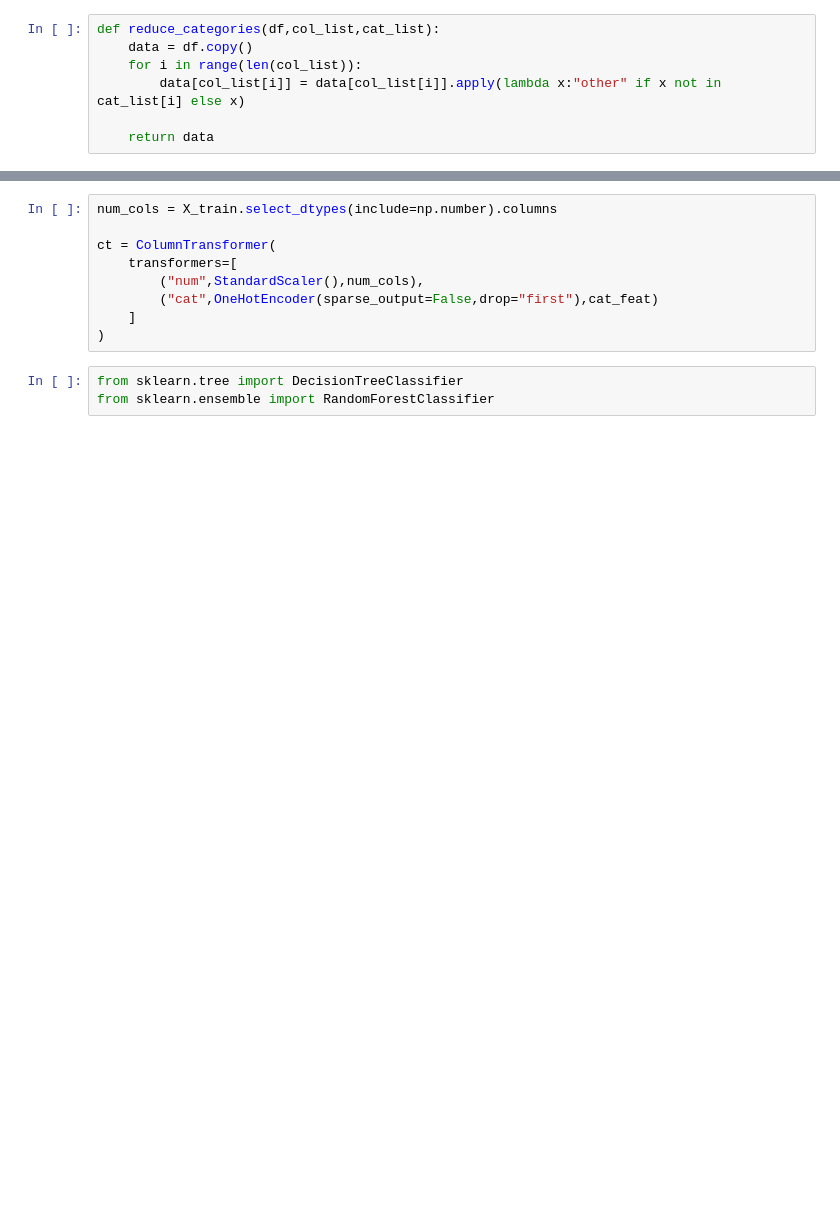
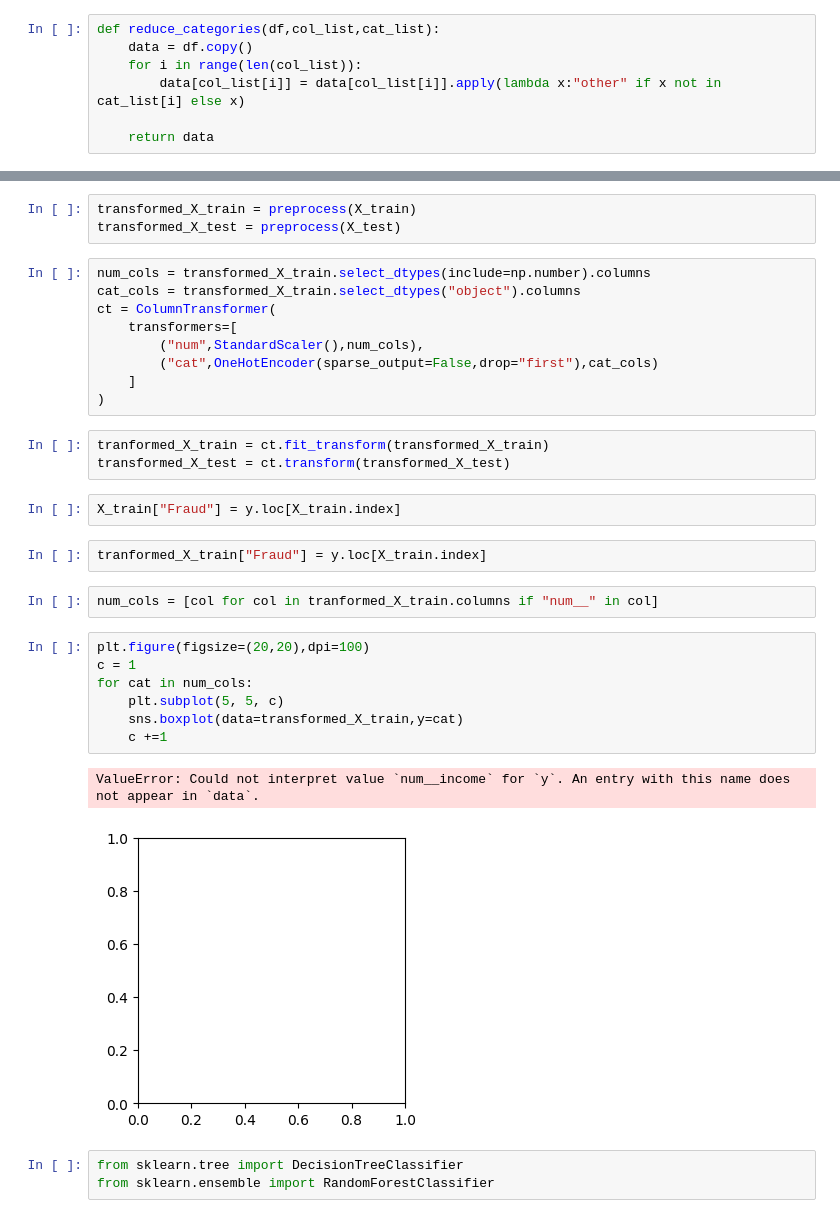
Before and after one commit to salihboraguder/BankFraudDetection, a Jupyter notebook: explore.ipynb, the cells around one changed output, grey strips where cells are left out. Drawn from its saved outputs; the diff is of its cells as text; blank space fills up the shorter version.

```diff
--- a/explore.ipynb
+++ b/explore.ipynb
@@ -185,12 +196,34 @@ from sklearn.preprocessing import StandardScaler,OneHotEncoder
+# %%
+transformed_X_train = preprocess(X_train)
+transformed_X_test = preprocess(X_test)
 # %%
-num_cols = X_train.select_dtypes(include=np.number).columns
-
+num_cols = transformed_X_train.select_dtypes(include=np.number).columns
+cat_cols = transformed_X_train.select_dtypes("object").columns
 ct = ColumnTransformer(
     transformers=[
         ("num",StandardScaler(),num_cols),
-        ("cat",OneHotEncoder(sparse_output=False,drop="first"),cat_feat)
+        ("cat",OneHotEncoder(sparse_output=False,drop="first"),cat_cols)
     ]
 )
+# %%
+tranformed_X_train = ct.fit_transform(transformed_X_train)
+transformed_X_test = ct.transform(transformed_X_test)
+# %%
+X_train["Fraud"] = y.loc[X_train.index]
+# %%
+tranformed_X_train["Fraud"] = y.loc[X_train.index]
+# %%
+num_cols = [col for col in tranformed_X_train.columns if "num__" in col]
+# %%
+plt.figure(figsize=(20,20),dpi=100)
+c = 1
+for cat in num_cols:
+    plt.subplot(5, 5, c)
+    sns.boxplot(data=transformed_X_train,y=cat)
+    c +=1
+# %% [output]
+ValueError: Could not interpret value `num__income` for `y`. An entry with this name does not appear in `data`.
+[figure, added]
 # %%
 from sklearn.tree import DecisionTreeClassifier
 from sklearn.ensemble import RandomForestClassifier
```
Also changed, not shown: parts of 15 cells of this notebook.
